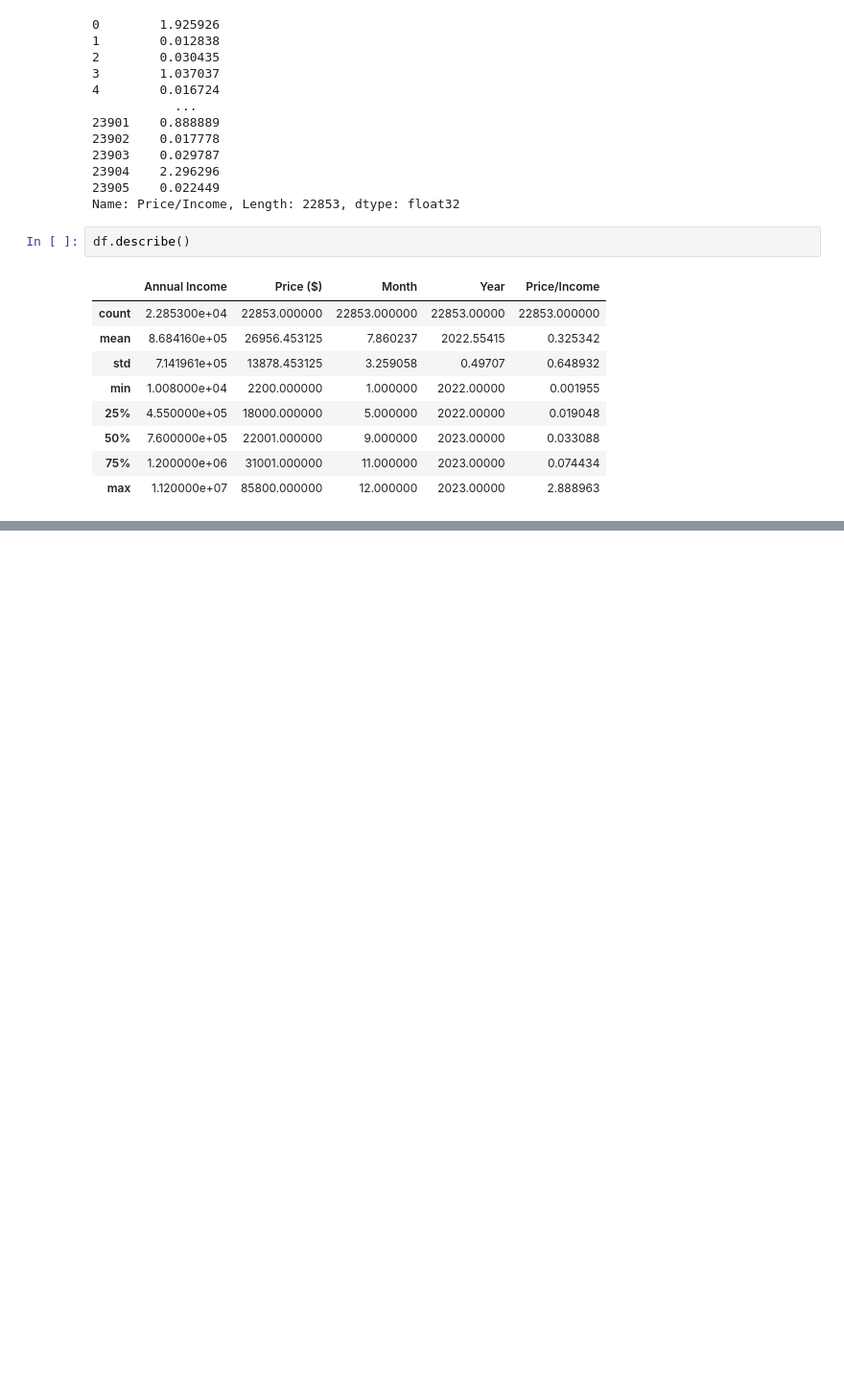
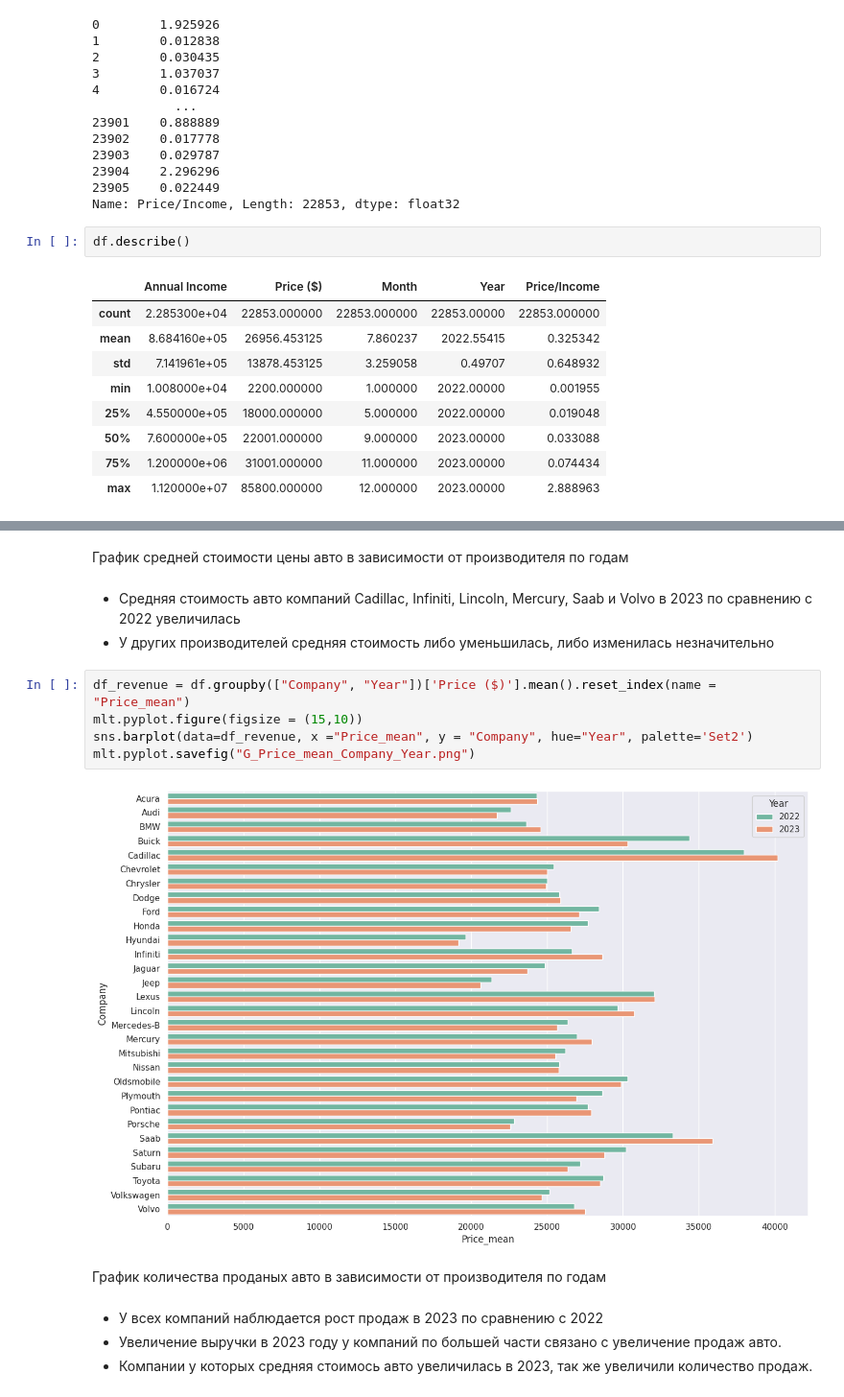
Before and after one commit to MedvedevIgS/IIS_Lab1, a Jupyter notebook: edu/edu.ipynb, the cells around one changed output, grey strips where cells are left out. Shown at 96% size. Drawn from its saved outputs; the diff is of its cells as text; blank space fills up the shorter version.

```diff
--- a/edu/edu.ipynb
+++ b/edu/edu.ipynb
@@ -483,0 +535,18 @@ sns.barplot(data=df_revenue, x ="Count", y = "Company", hue="Year", palette='Set
+# %% [markdown]
+График средней стоимости цены авто в зависимости от производителя по годам
+# %% [markdown]
+* Средняя стоимость авто компаний Cadillac, Infiniti, Lincoln, Mercury, Saab и Volvo в 2023 по сравнению с 2022 увеличилась
+* У других производителей средняя стоимость либо уменьшилась, либо изменилась незначительно
+# %%
+df_revenue = df.groupby(["Company", "Year"])['Price ($)'].mean().reset_index(name = "Price_mean")
+mlt.pyplot.figure(figsize = (15,10))
+sns.barplot(data=df_revenue, x ="Price_mean", y = "Company", hue="Year", palette='Set2')
+mlt.pyplot.savefig("G_Price_mean_Company_Year.png")
+# %% [output]
+[figure, added]
+# %% [markdown]
+График количества проданых авто в зависимости от производителя по годам
+# %% [markdown]
+* У всех компаний наблюдается рост продаж в 2023 по сравнению с 2022
+* Увеличение выручки в 2023 году у компаний по большей части связано с увеличение продаж авто.
+* Компании у которых средняя стоимось авто увеличилась в 2023, так же увеличили количество продаж.
```
Also changed, not shown: parts of 70 cells of this notebook.
